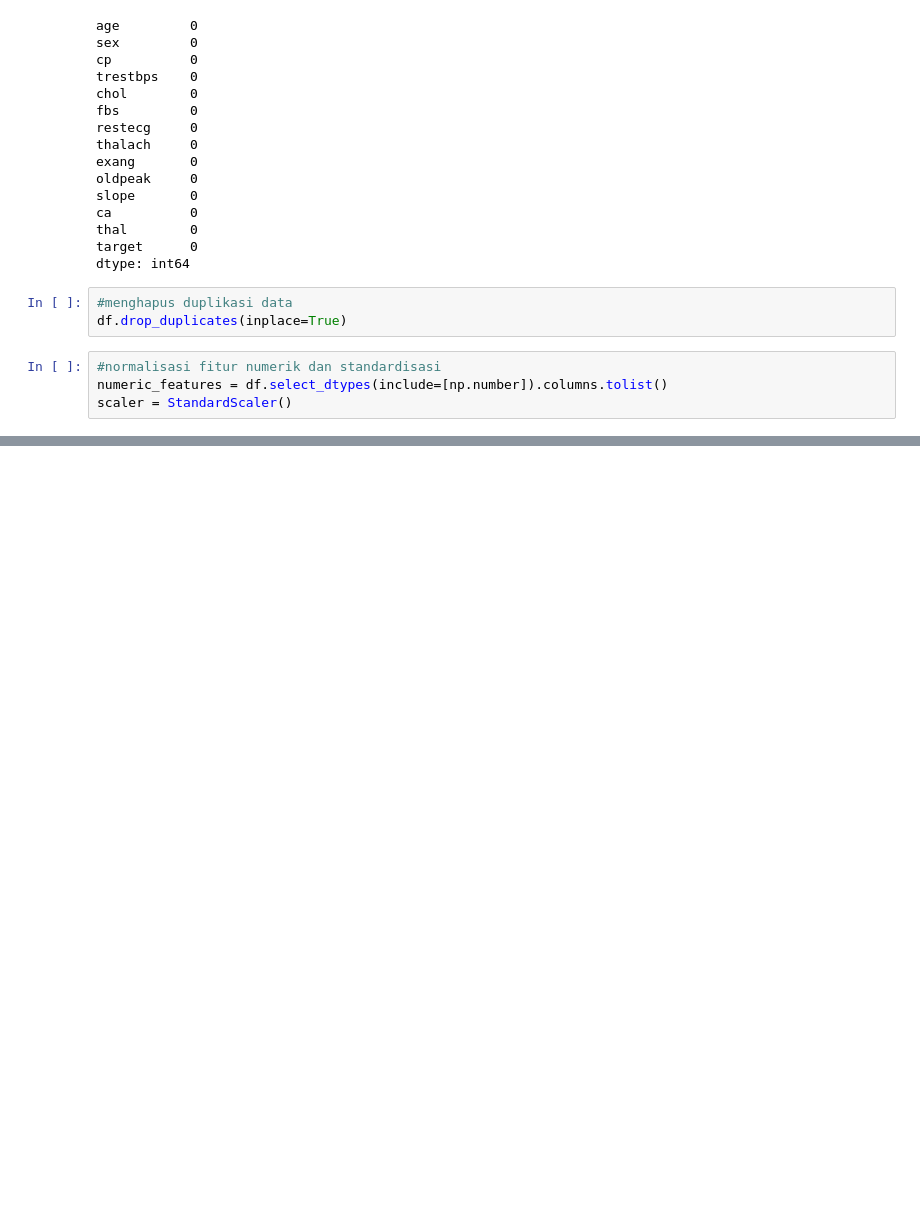
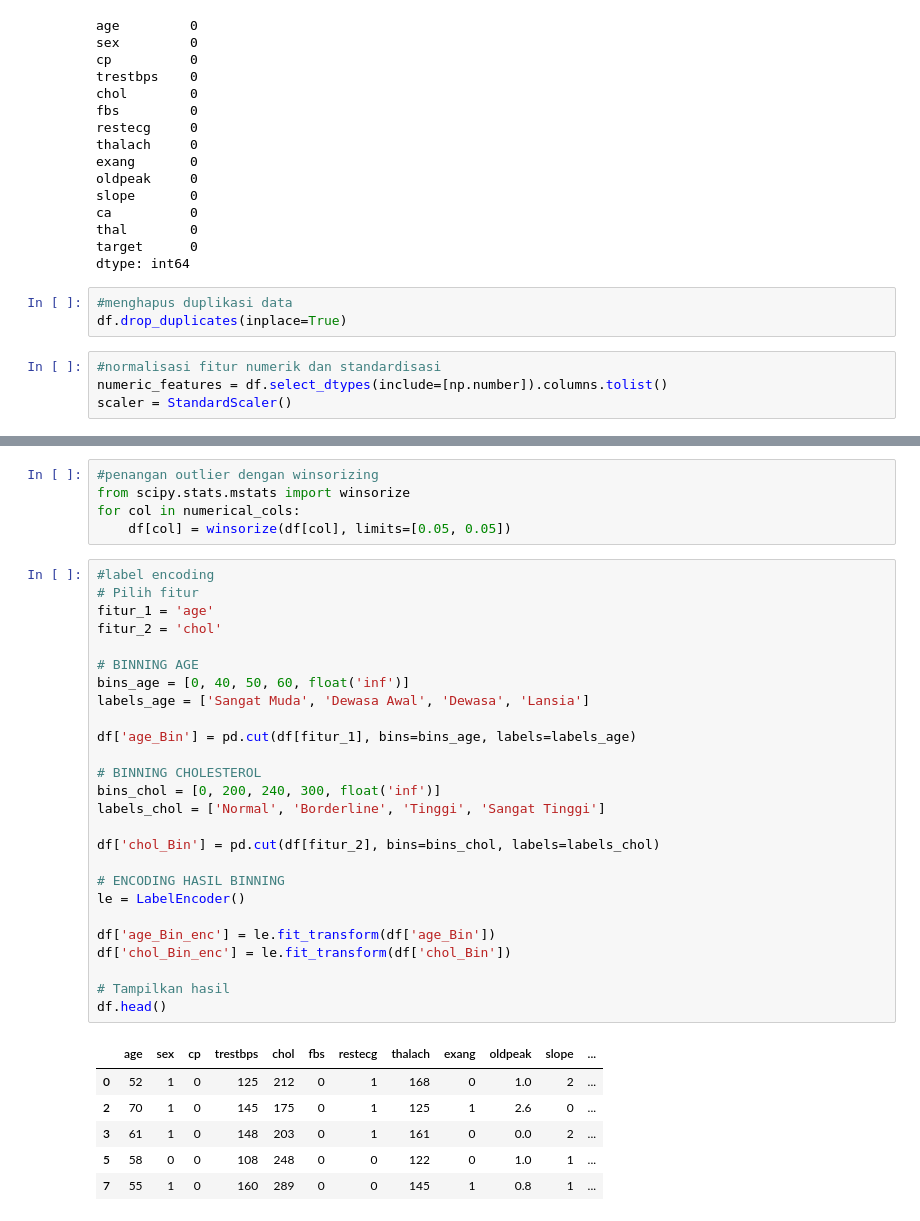
Before and after one commit to annisanchhh/Eksperimen_SML_Annisa, a Jupyter notebook: preprocessed/Eksperimen_Annisa.ipynb, the cells around one changed output, grey strips where cells are left out. Cells and saved outputs as stored; diff of their text form; blank space fills up the shorter version.

Commit message:
label encoding and binning

```diff
--- a/preprocessed/Eksperimen_Annisa.ipynb
+++ b/preprocessed/Eksperimen_Annisa.ipynb
@@ -138,0 +159,38 @@ Q1 = df[numeric_features].quantile(0.25)
+# %%
+#penangan outlier dengan winsorizing
+from scipy.stats.mstats import winsorize
+for col in numerical_cols:
+    df[col] = winsorize(df[col], limits=[0.05, 0.05])
+# %%
+#label encoding
+# Pilih fitur
+fitur_1 = 'age'
+fitur_2 = 'chol'
+
+# BINNING AGE
+bins_age = [0, 40, 50, 60, float('inf')]
+labels_age = ['Sangat Muda', 'Dewasa Awal', 'Dewasa', 'Lansia']
+
+df['age_Bin'] = pd.cut(df[fitur_1], bins=bins_age, labels=labels_age)
+
+# BINNING CHOLESTEROL
+bins_chol = [0, 200, 240, 300, float('inf')]
+labels_chol = ['Normal', 'Borderline', 'Tinggi', 'Sangat Tinggi']
+
+df['chol_Bin'] = pd.cut(df[fitur_2], bins=bins_chol, labels=labels_chol)
+
+# ENCODING HASIL BINNING
+le = LabelEncoder()
+
+df['age_Bin_enc'] = le.fit_transform(df['age_Bin'])
+df['chol_Bin_enc'] = le.fit_transform(df['chol_Bin'])
+
+# Tampilkan hasil
+df.head()
+# %% [output]
+|  | age | sex | cp | trestbps | chol | fbs | restecg | thalach | exang | oldpeak | slope | ... |
+| 0 | 52 | 1 | 0 | 125 | 212 | 0 | 1 | 168 | 0 | 1.0 | 2 | ... |
+| 2 | 70 | 1 | 0 | 145 | 175 | 0 | 1 | 125 | 1 | 2.6 | 0 | ... |
+| 3 | 61 | 1 | 0 | 148 | 203 | 0 | 1 | 161 | 0 | 0.0 | 2 | ... |
+| 5 | 58 | 0 | 0 | 108 | 248 | 0 | 0 | 122 | 0 | 1.0 | 1 | ... |
+| 7 | 55 | 1 | 0 | 160 | 289 | 0 | 0 | 145 | 1 | 0.8 | 1 | ... |
```
Also changed, not shown: parts of 3 cells of this notebook.
